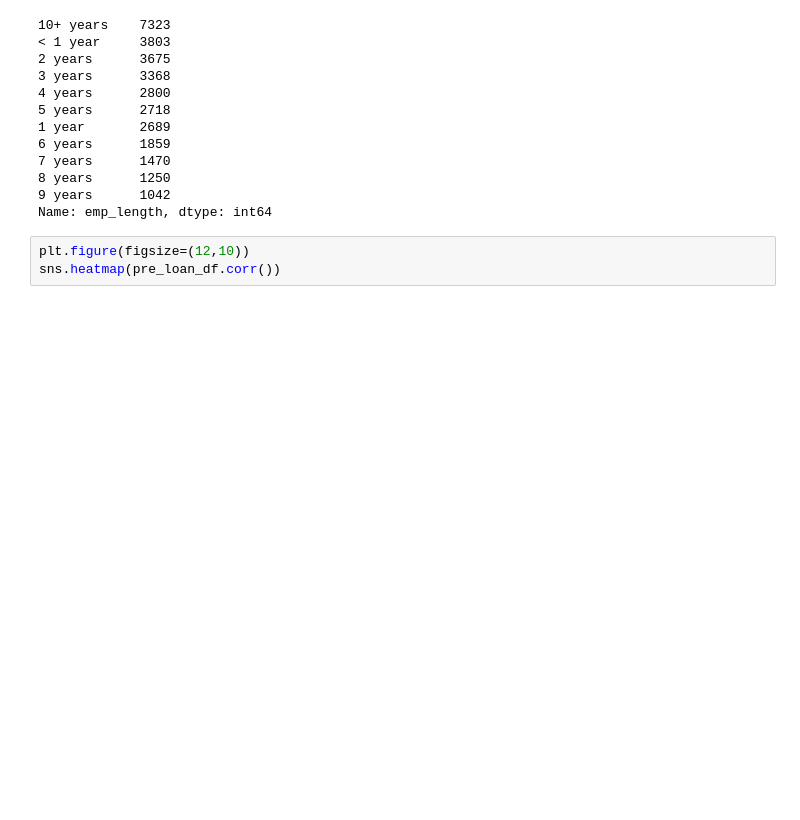
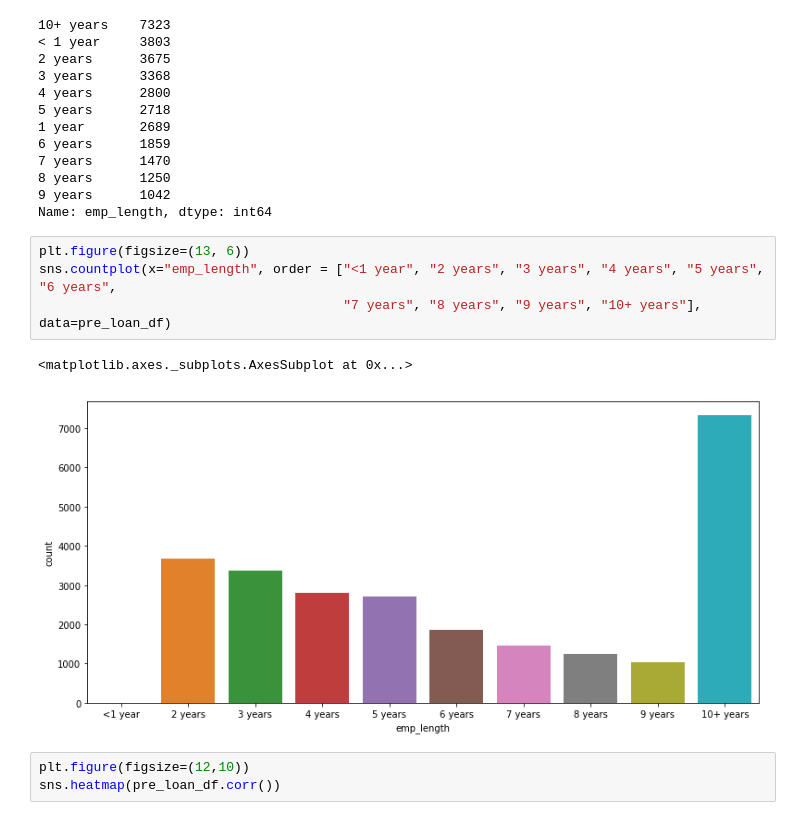
Before and after one commit to VilmaDaukantaite/final_project, a Jupyter notebook: 2007-2011_descriptive_analysis.ipynb, the cells around one changed output. Drawn from its saved outputs; the diff is of its cells as text; blank space fills up the shorter version.

```diff
--- a/2007-2011_descriptive_analysis.ipynb
+++ b/2007-2011_descriptive_analysis.ipynb
@@ -131,6 +133,13 @@ pre_loan_df["emp_length"].value_counts()
 8 years      1250
 9 years      1042
 Name: emp_length, dtype: int64
+# %%
+plt.figure(figsize=(13, 6))
+sns.countplot(x="emp_length", order = ["<1 year", "2 years", "3 years", "4 years", "5 years", "6 years",
+                                       "7 years", "8 years", "9 years", "10+ years"], data=pre_loan_df)
+# %% [output]
+<matplotlib.axes._subplots.AxesSubplot at 0x...>
+[figure, added]
 # %%
 plt.figure(figsize=(12,10))
 sns.heatmap(pre_loan_df.corr())
```
Also changed, not shown: parts of 16 cells of this notebook.
